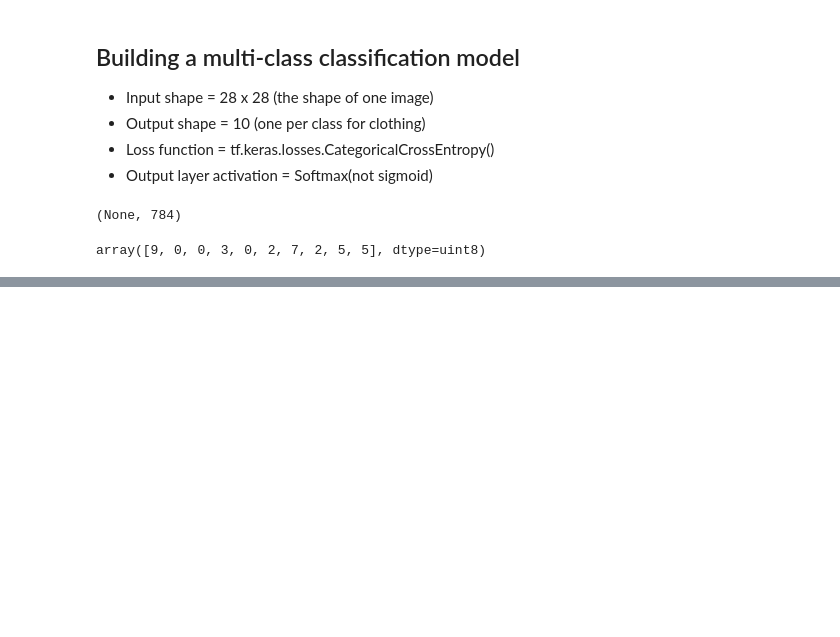
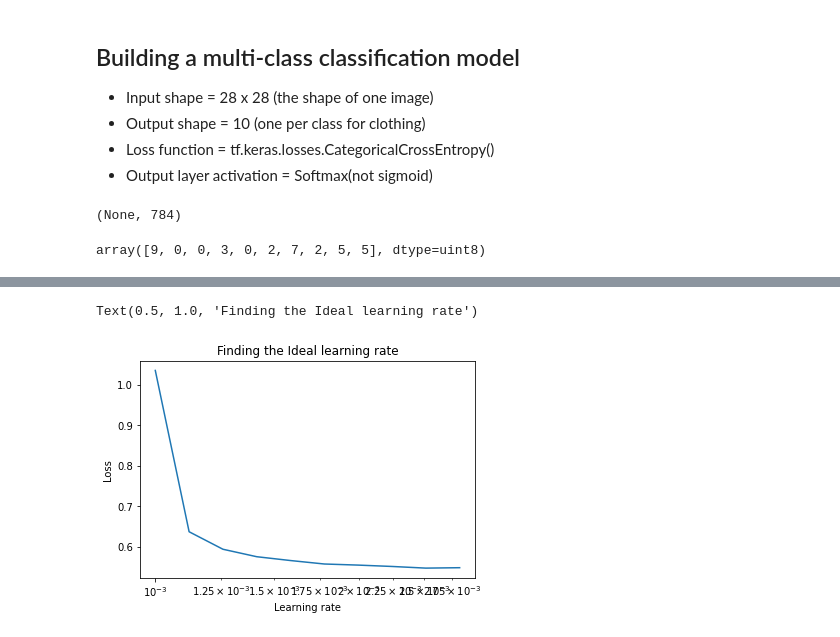
Before and after one commit to rajak2025/googlecolab, a Jupyter notebook: dev2-classification.ipynb, the cells around one changed output, grey strips where cells are left out. Drawn from its saved outputs; the diff is of its cells as text; code cells hidden in the pictures; blank space fills up the shorter version.

```diff
--- a/dev2-classification.ipynb
+++ b/dev2-classification.ipynb
@@ -935,0 +998,19 @@ Epoch 10/10
+# %%
+## Setting the Random seed
+tf.random.set_seed(42)
+
+## 1. Create a Model
+m13 = tf.keras.Sequential([
+    tf.keras.layers.Flatten(input_shape=(28,28)),
+    tf.keras.layers.Dense(4, activation=tf.keras.activations.relu),
+    tf.keras.layers.Dense(4, activation=tf.keras.activations.relu),
+    tf.keras.layers.Dense(10, activation=tf.keras.activations.softmax)
+])
+
+lr_m13_scheduler = tf.keras.callbacks.LearningRateScheduler(lambda epoch : 1e-3 *10**(epoch/20))
+
+m13.compile(loss = tf.keras.losses.SparseCategoricalCrossentropy(),
+           optimizer = tf.keras.optimizers.Adam(),
+           metrics=["accuracy"])
+
+m13_h = m13.fit(train_data_norm, train_labels, epochs=10, validation_data=(test_data_norm, test_labels), callbacks=[lr_m13_scheduler])
@@ -935,0 +1038,13 @@ Epoch 10/10
+# %%
+## Plot the learning rate decay
+import numpy as np
+import matplotlib.pyplot as plt
+
+lrs = 1e-3 * (10**(tf.range(10)/20))
+plt.semilogx(lrs, m13_h.history["loss"])
+plt.xlabel("Learning rate")
+plt.ylabel("Loss")
+plt.title("Finding the Ideal learning rate")
+# %% [output]
+Text(0.5, 1.0, 'Finding the Ideal learning rate')
+[figure, added]
```
Also changed, not shown: parts of 36 cells of this notebook.
